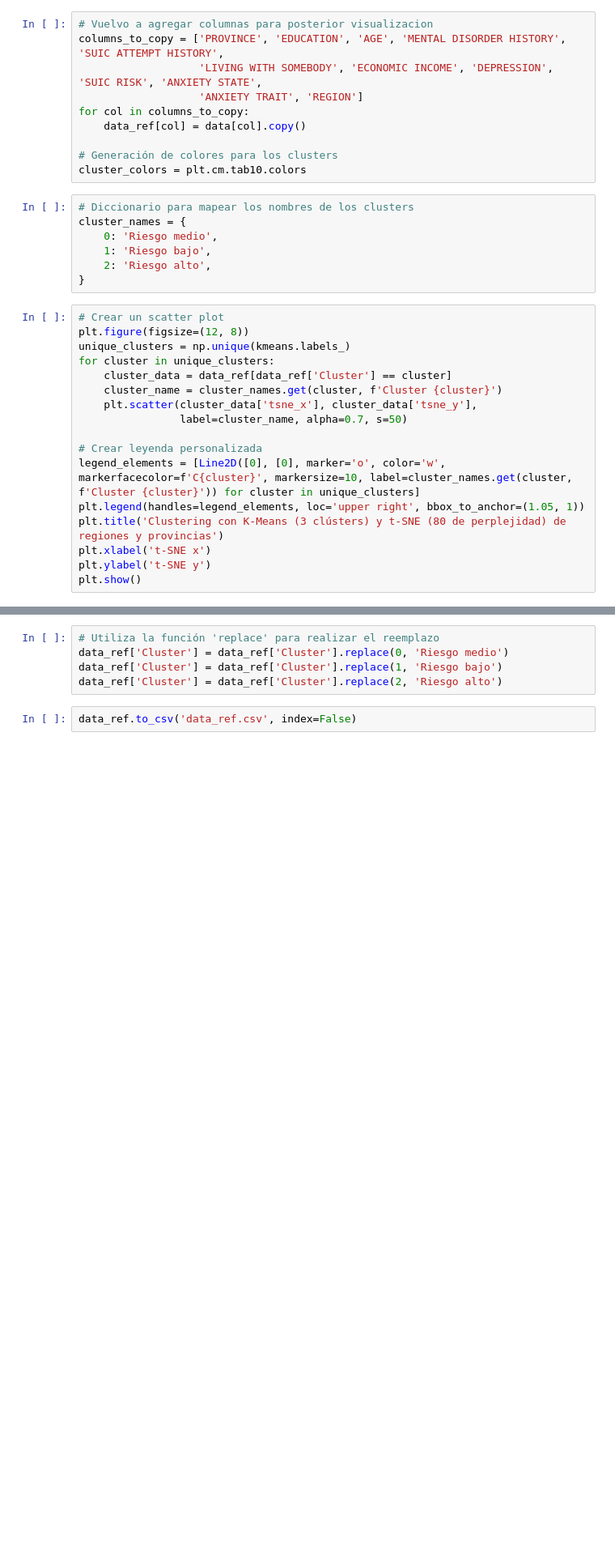
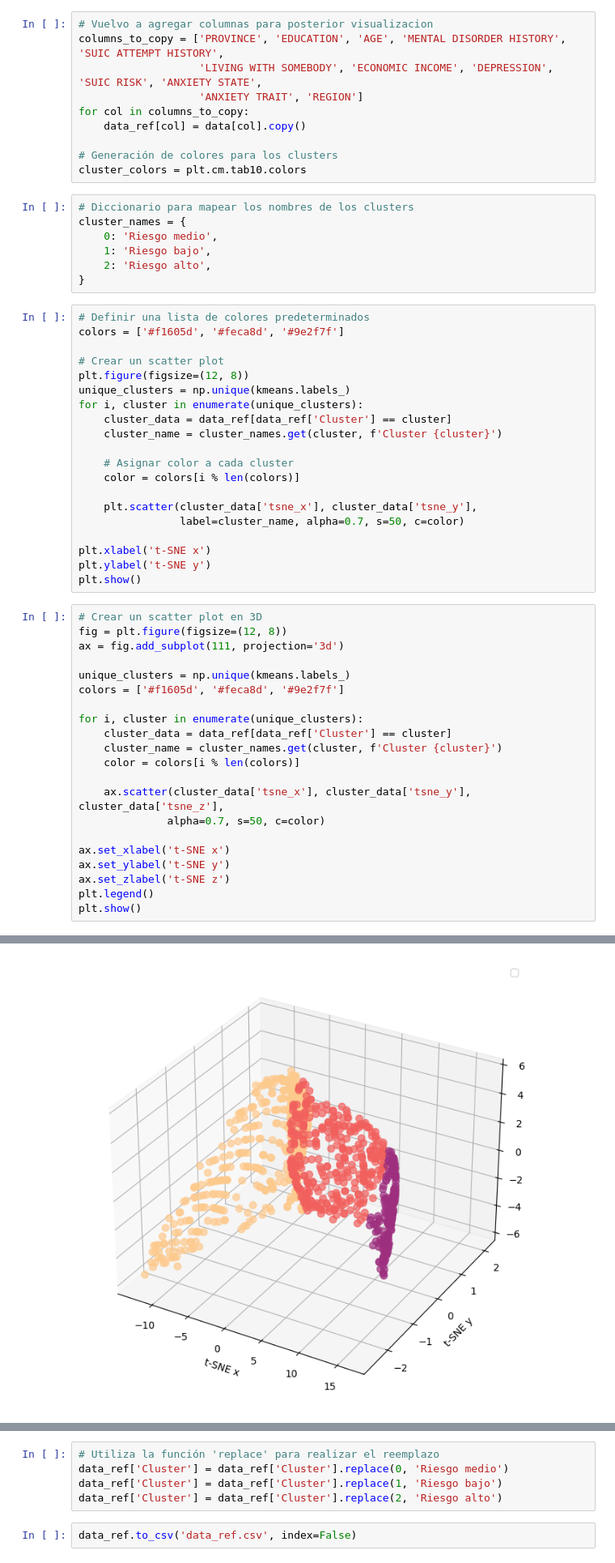
Before and after one commit to LabSWPP12023S2G2/TPInicial, a Jupyter notebook: testingplots-mental-health-post-COVID19-arg.ipynb, the cells around one changed output, grey strips where cells are left out. Shown at 81% size. Cells and saved outputs as stored; diff of their text form; blank space fills up the shorter version.

```diff
--- a/testingplots-mental-health-post-COVID19-arg.ipynb
+++ b/testingplots-mental-health-post-COVID19-arg.ipynb
@@ -196,19 +153,44 @@ cluster_names = {
     2: 'Riesgo alto',
 }
 # %%
+# Definir una lista de colores predeterminados
+colors = ['#f1605d', '#feca8d', '#9e2f7f']
+
 # Crear un scatter plot
 plt.figure(figsize=(12, 8))
 unique_clusters = np.unique(kmeans.labels_)
-for cluster in unique_clusters:
+for i, cluster in enumerate(unique_clusters):
     cluster_data = data_ref[data_ref['Cluster'] == cluster]
     cluster_name = cluster_names.get(cluster, f'Cluster {cluster}')
+
+    # Asignar color a cada cluster
+    color = colors[i % len(colors)]
+
     plt.scatter(cluster_data['tsne_x'], cluster_data['tsne_y'],
-                label=cluster_name, alpha=0.7, s=50)
+                label=cluster_name, alpha=0.7, s=50, c=color)
 
-# Crear leyenda personalizada
-legend_elements = [Line2D([0], [0], marker='o', color='w', markerfacecolor=f'C{cluster}', markersize=10, label=cluster_names.get(cluster, f'Cluster {cluster}')) for cluster in unique_clusters]
-plt.legend(handles=legend_elements, loc='upper right', bbox_to_anchor=(1.05, 1))
-plt.title('Clustering con K-Means (3 clústers) y t-SNE (80 de perplejidad) de regiones y provincias')
 plt.xlabel('t-SNE x')
 plt.ylabel('t-SNE y')
 plt.show()
+# %%
+# Crear un scatter plot en 3D
+fig = plt.figure(figsize=(12, 8))
+ax = fig.add_subplot(111, projection='3d')
+
+unique_clusters = np.unique(kmeans.labels_)
+colors = ['#f1605d', '#feca8d', '#9e2f7f']
+
+for i, cluster in enumerate(unique_clusters):
+    cluster_data = data_ref[data_ref['Cluster'] == cluster]
+    cluster_name = cluster_names.get(cluster, f'Cluster {cluster}')
+    color = colors[i % len(colors)]
+
+    ax.scatter(cluster_data['tsne_x'], cluster_data['tsne_y'], cluster_data['tsne_z'],
+              alpha=0.7, s=50, c=color)
+
+ax.set_xlabel('t-SNE x')
+ax.set_ylabel('t-SNE y')
+ax.set_zlabel('t-SNE z')
+plt.legend()
+plt.show()
+# %% [output]
@@ -214,0 +198 @@ plt.show()
+[figure, added]
```
Also changed, not shown: parts of 19 cells of this notebook.
